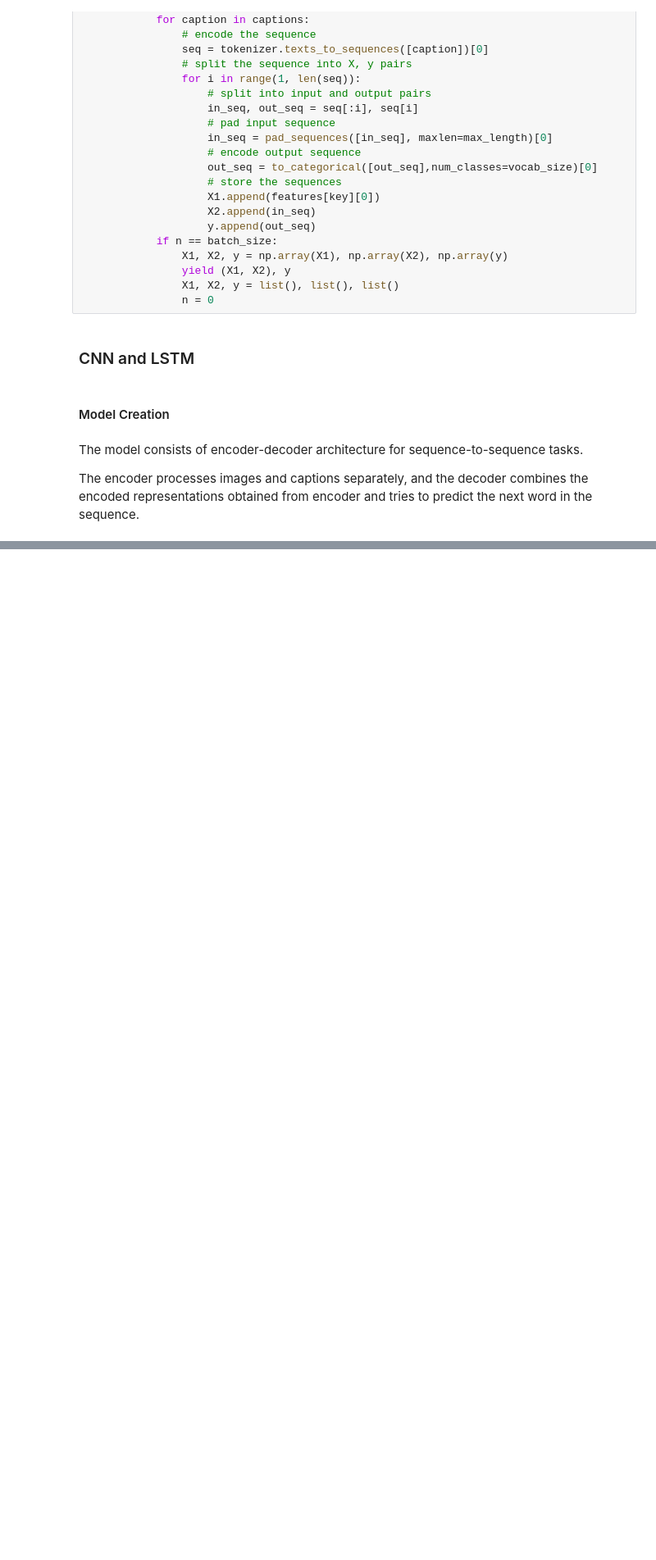
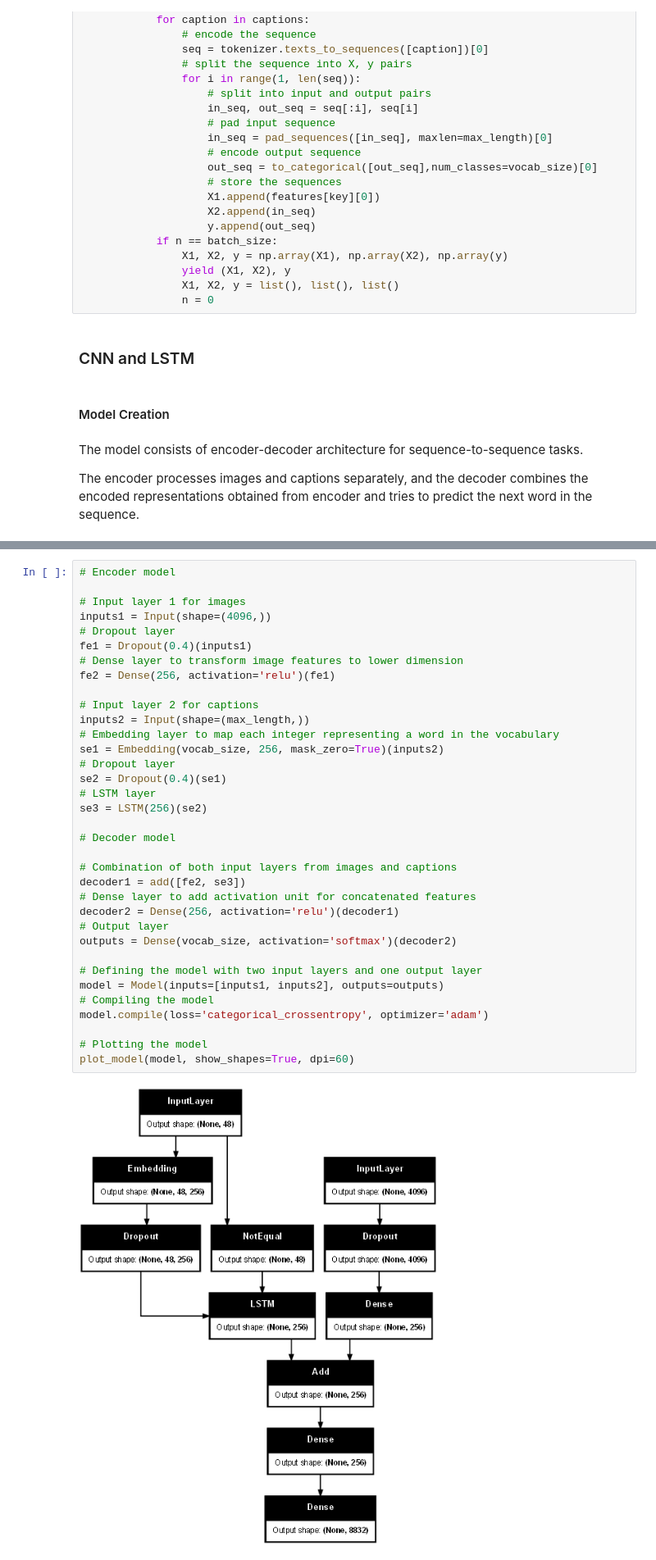
Before and after one commit to bhavanakv/ImageCaptionGenerator, a Jupyter notebook: ImageCaptionGenerator.ipynb, the cells around one changed output, grey strips where cells are left out. Shown at 82% size. Cells and saved outputs as stored; diff of their text form; blank space fills up the shorter version.

Commit message:
Model training and validation - CNN and LSTM

```diff
--- a/ImageCaptionGenerator.ipynb
+++ b/ImageCaptionGenerator.ipynb
@@ -311,0 +274,37 @@ for i in range(epochs):
+# %%
+# Encoder model
+
+# Input layer 1 for images
+inputs1 = Input(shape=(4096,))
+# Dropout layer
+fe1 = Dropout(0.4)(inputs1)
+# Dense layer to transform image features to lower dimension
+fe2 = Dense(256, activation='relu')(fe1)
+
+# Input layer 2 for captions
+inputs2 = Input(shape=(max_length,))
+# Embedding layer to map each integer representing a word in the vocabulary
+se1 = Embedding(vocab_size, 256, mask_zero=True)(inputs2)
+# Dropout layer
+se2 = Dropout(0.4)(se1)
+# LSTM layer
+se3 = LSTM(256)(se2)
+
+# Decoder model
+
+# Combination of both input layers from images and captions
+decoder1 = add([fe2, se3])
+# Dense layer to add activation unit for concatenated features
+decoder2 = Dense(256, activation='relu')(decoder1)
+# Output layer
+outputs = Dense(vocab_size, activation='softmax')(decoder2)
+
+# Defining the model with two input layers and one output layer
+model = Model(inputs=[inputs1, inputs2], outputs=outputs)
+# Compiling the model
+model.compile(loss='categorical_crossentropy', optimizer='adam')
+
+# Plotting the model
+plot_model(model, show_shapes=True, dpi=60)
+# %% [output]
+[figure, added]
```
Also changed, not shown: parts of 25 cells of this notebook.
